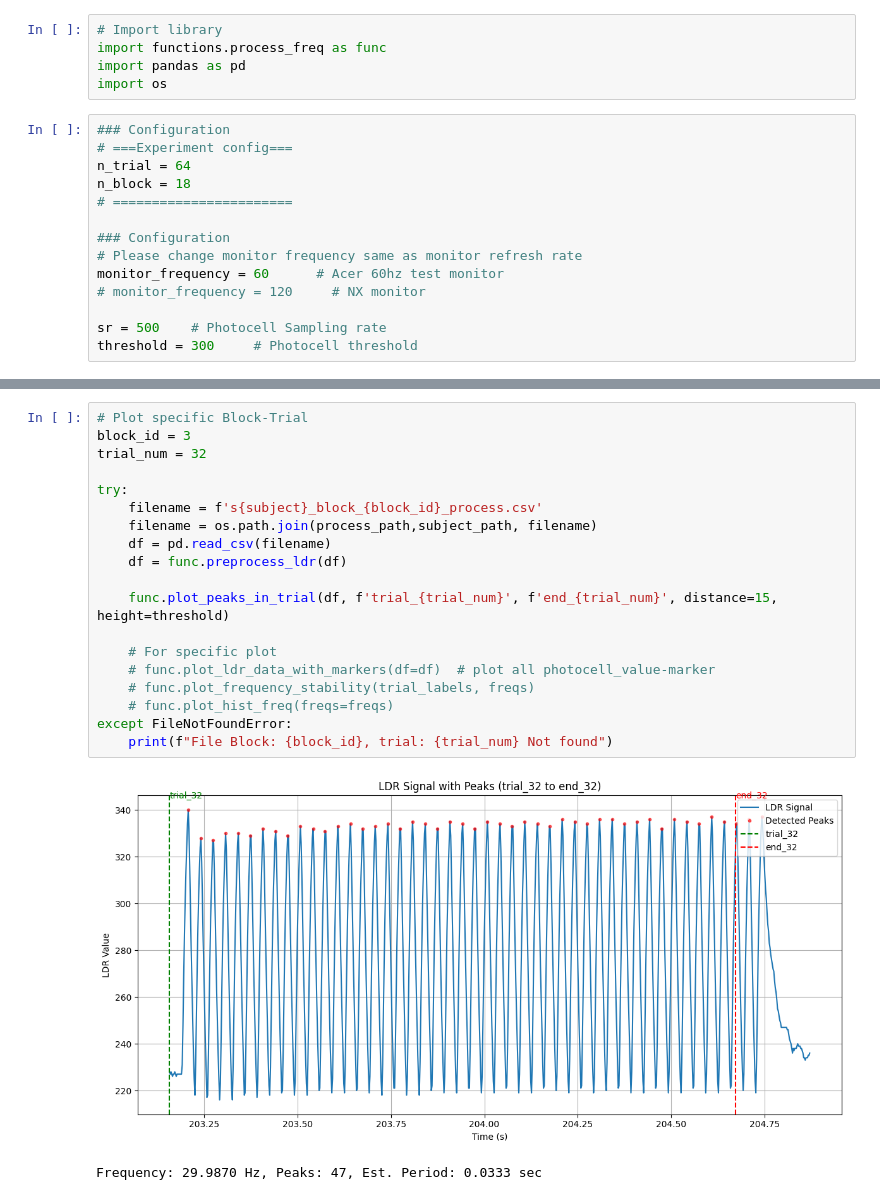
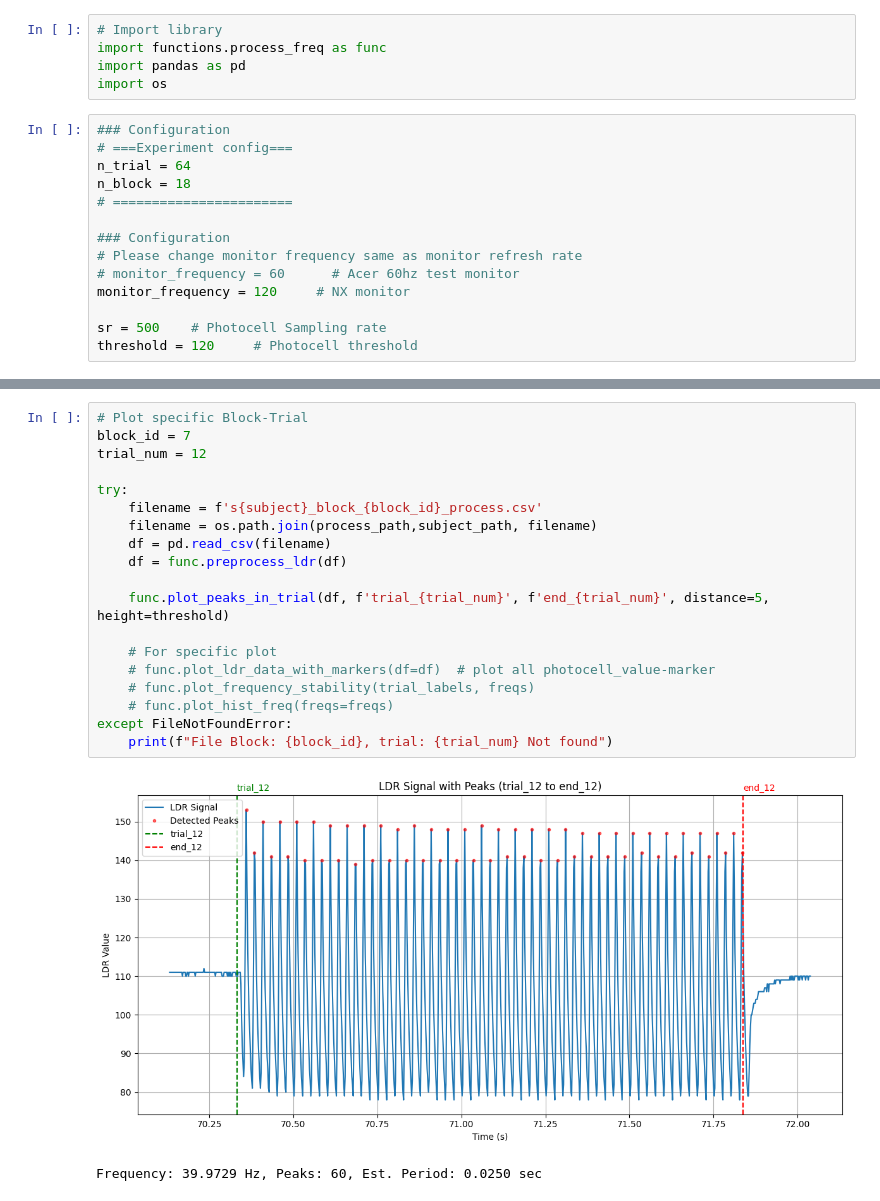
Before and after one commit to boannas/Photocell-checker, a Jupyter notebook: photocell/python_file/plot.ipynb, the cells around one changed output, grey strips where cells are left out. Cells and saved outputs as stored; diff of their text form.

```diff
--- a/photocell/python_file/plot.ipynb
+++ b/photocell/python_file/plot.ipynb
@@ -14,10 +14,10 @@ n_block = 18
 
 ### Configuration
 # Please change monitor frequency same as monitor refresh rate
-monitor_frequency = 60      # Acer 60hz test monitor
-# monitor_frequency = 120     # NX monitor
+# monitor_frequency = 60      # Acer 60hz test monitor
+monitor_frequency = 120     # NX monitor
 
 sr = 500    # Photocell Sampling rate
-threshold = 300     # Photocell threshold
+threshold = 120     # Photocell threshold
 # %%
 # Subject ID
@@ -74,22 +78,22 @@ Block 18 file note found
 # %%
 # Plot specific Block-Trial
-block_id = 3
-trial_num = 32
+block_id = 7
+trial_num = 12
 
 try:
     filename = f's{subject}_block_{block_id}_process.csv'
     filename = os.path.join(process_path,subject_path, filename)
     df = pd.read_csv(filename)
     df = func.preprocess_ldr(df)
 
-    func.plot_peaks_in_trial(df, f'trial_{trial_num}', f'end_{trial_num}', distance=15, height=threshold)
+    func.plot_peaks_in_trial(df, f'trial_{trial_num}', f'end_{trial_num}', distance=5, height=threshold)
 
     # For specific plot
     # func.plot_ldr_data_with_markers(df=df)  # plot all photocell_value-marker
     # func.plot_frequency_stability(trial_labels, freqs)
     # func.plot_hist_freq(freqs=freqs)
 except FileNotFoundError:
     print(f"File Block: {block_id}, trial: {trial_num} Not found")
 # %% [output]
-[figure, old version]
+[figure, new version]
-Frequency: 29.9870 Hz, Peaks: 47, Est. Period: 0.0333 sec
+Frequency: 39.9729 Hz, Peaks: 60, Est. Period: 0.0250 sec
```
Also changed, not shown: parts of 4 cells of this notebook, 6 other files.
